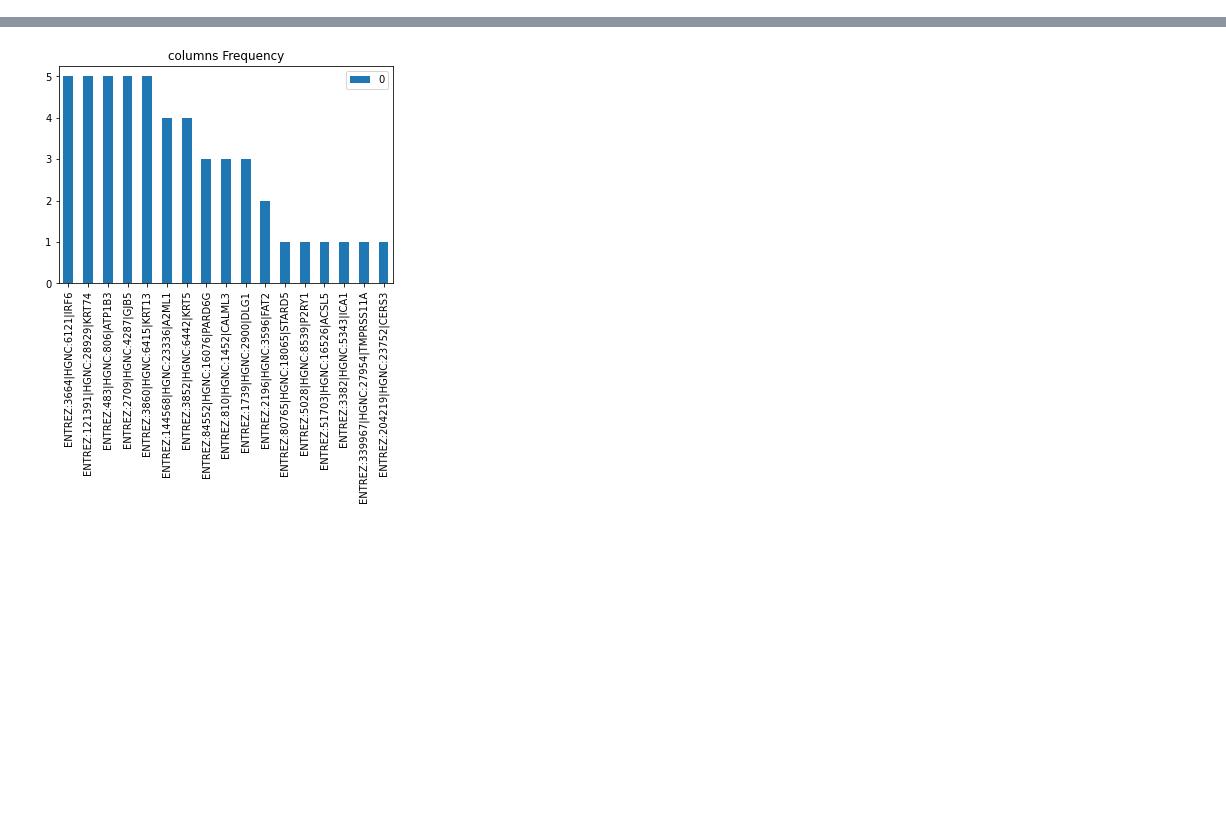
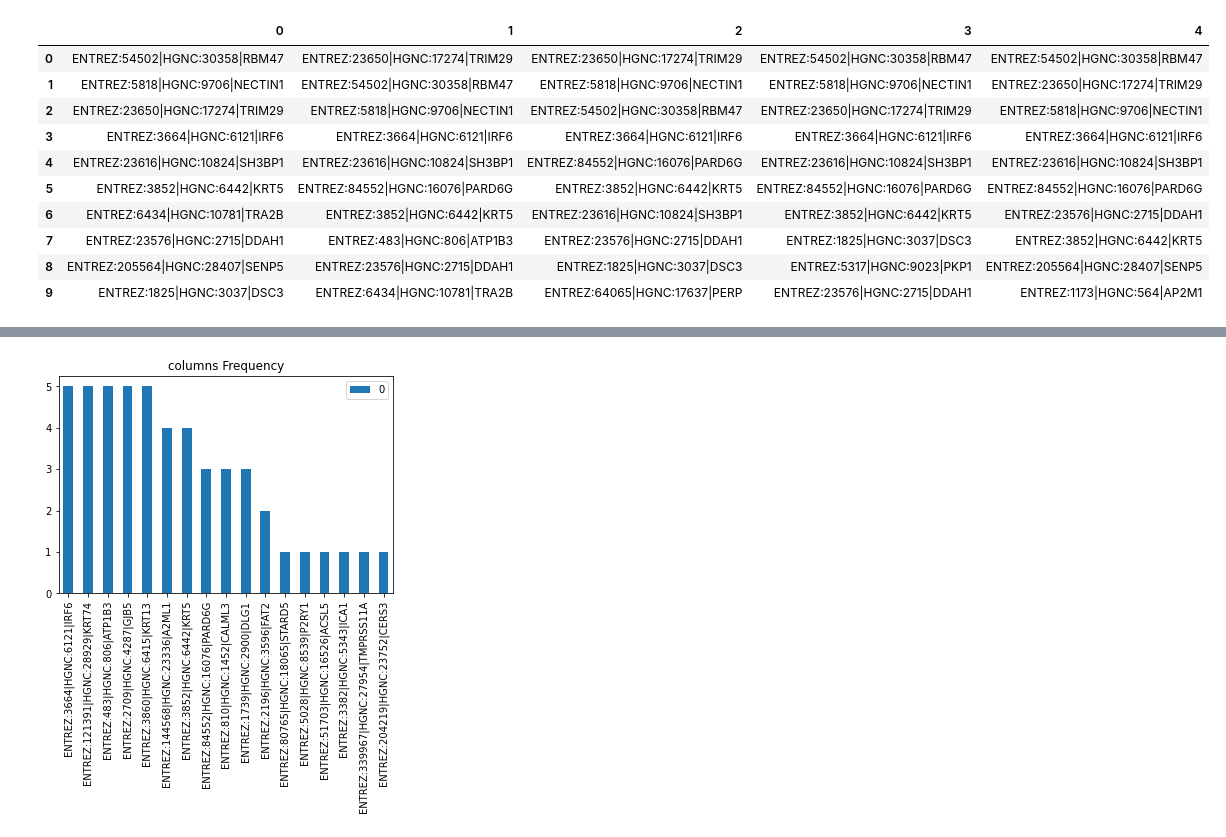
Before and after one commit to hyuntai97/Ensemble-feature-selection, a Jupyter notebook: selected_columns_notebook.ipynb, the cells around one changed output, grey strips where cells are left out. Saved outputs shown, nothing was run; the diff lists cells and outputs as text; code cells hidden in the pictures; blank space fills up the shorter version.

```diff
--- a/selected_columns_notebook.ipynb
+++ b/selected_columns_notebook.ipynb
@@ -98,0 +102,15 @@ results_reglar_elasticnet = pd.read_pickle('./cols/selected_cols1_regularization
+# %%
+#selectkbest1
+results_sk_f
+# %% [output]
+|  | 0 | 1 | 2 | 3 | 4 |
+| 0 | ENTREZ:54502|HGNC:30358|RBM47 | ENTREZ:23650|HGNC:17274|TRIM29 | ENTREZ:23650|HGNC:17274|TRIM29 | ENTREZ:54502|HGNC:30358|RBM47 | ENTREZ:54502|HGNC:30358|RBM47 |
+| 1 | ENTREZ:5818|HGNC:9706|NECTIN1 | ENTREZ:54502|HGNC:30358|RBM47 | ENTREZ:5818|HGNC:9706|NECTIN1 | ENTREZ:5818|HGNC:9706|NECTIN1 | ENTREZ:23650|HGNC:17274|TRIM29 |
+| 2 | ENTREZ:23650|HGNC:17274|TRIM29 | ENTREZ:5818|HGNC:9706|NECTIN1 | ENTREZ:54502|HGNC:30358|RBM47 | ENTREZ:23650|HGNC:17274|TRIM29 | ENTREZ:5818|HGNC:9706|NECTIN1 |
+| 3 | ENTREZ:3664|HGNC:6121|IRF6 | ENTREZ:3664|HGNC:6121|IRF6 | ENTREZ:3664|HGNC:6121|IRF6 | ENTREZ:3664|HGNC:6121|IRF6 | ENTREZ:3664|HGNC:6121|IRF6 |
+| 4 | ENTREZ:23616|HGNC:10824|SH3BP1 | ENTREZ:23616|HGNC:10824|SH3BP1 | ENTREZ:84552|HGNC:16076|PARD6G | ENTREZ:23616|HGNC:10824|SH3BP1 | ENTREZ:23616|HGNC:10824|SH3BP1 |
+| 5 | ENTREZ:3852|HGNC:6442|KRT5 | ENTREZ:84552|HGNC:16076|PARD6G | ENTREZ:3852|HGNC:6442|KRT5 | ENTREZ:84552|HGNC:16076|PARD6G | ENTREZ:84552|HGNC:16076|PARD6G |
+| 6 | ENTREZ:6434|HGNC:10781|TRA2B | ENTREZ:3852|HGNC:6442|KRT5 | ENTREZ:23616|HGNC:10824|SH3BP1 | ENTREZ:3852|HGNC:6442|KRT5 | ENTREZ:23576|HGNC:2715|DDAH1 |
+| 7 | ENTREZ:23576|HGNC:2715|DDAH1 | ENTREZ:483|HGNC:806|ATP1B3 | ENTREZ:23576|HGNC:2715|DDAH1 | ENTREZ:1825|HGNC:3037|DSC3 | ENTREZ:3852|HGNC:6442|KRT5 |
+| 8 | ENTREZ:205564|HGNC:28407|SENP5 | ENTREZ:23576|HGNC:2715|DDAH1 | ENTREZ:1825|HGNC:3037|DSC3 | ENTREZ:5317|HGNC:9023|PKP1 | ENTREZ:205564|HGNC:28407|SENP5 |
+| 9 | ENTREZ:1825|HGNC:3037|DSC3 | ENTREZ:6434|HGNC:10781|TRA2B | ENTREZ:64065|HGNC:17637|PERP | ENTREZ:23576|HGNC:2715|DDAH1 | ENTREZ:1173|HGNC:564|AP2M1 |
```
Also changed, not shown: parts of 4 cells of this notebook, 24 other files.
